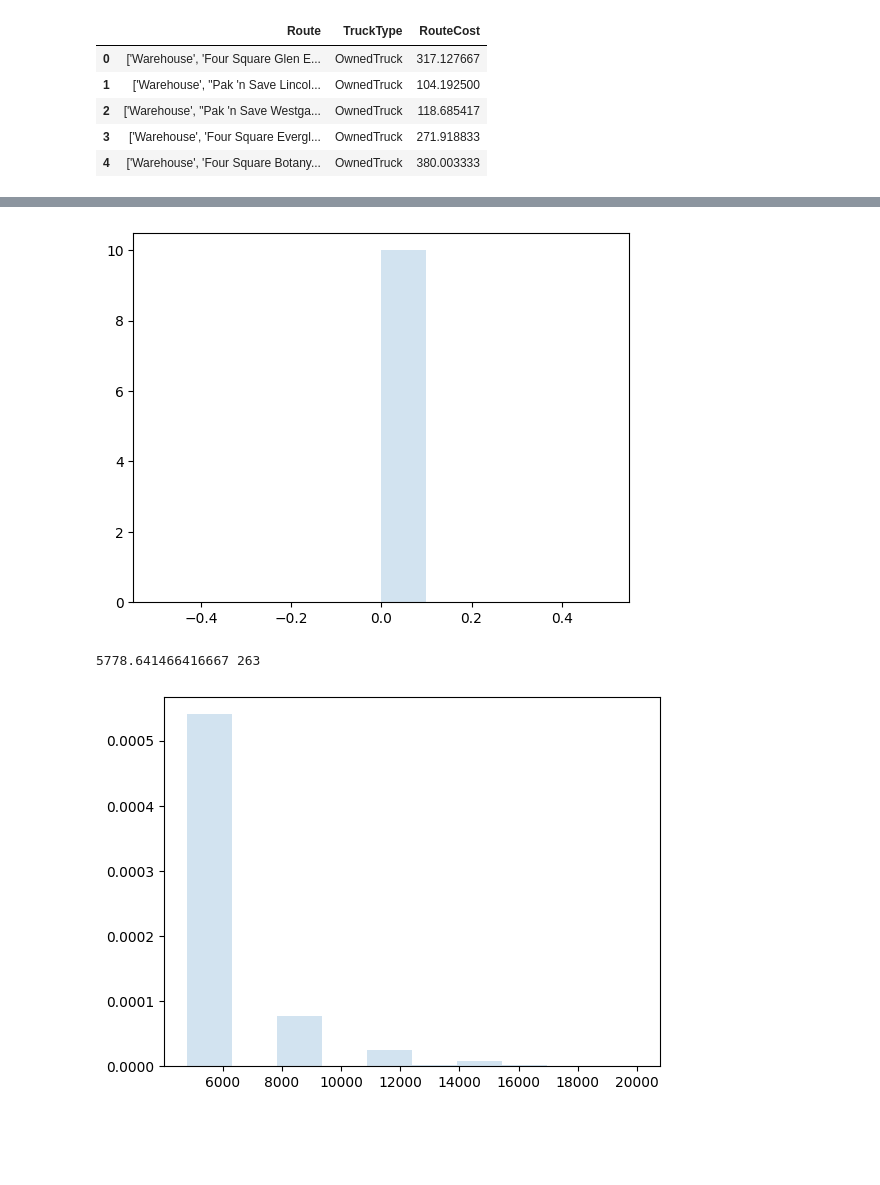
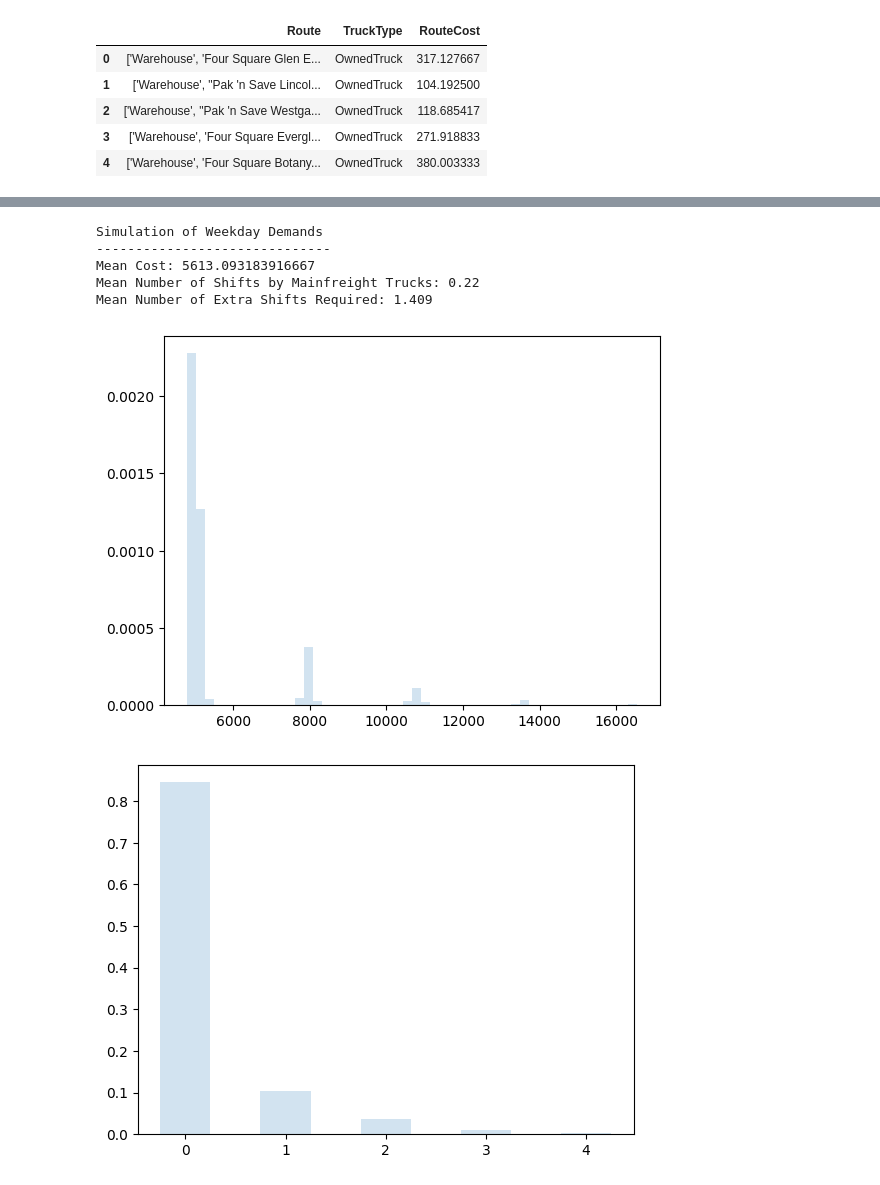
Before and after one commit to aguo921/engsci263-or-project, a Jupyter notebook: simulation/simulation.ipynb, the cells around one changed output, grey strips where cells are left out. Saved outputs shown, nothing was run; the diff lists cells and outputs as text; code cells hidden in the pictures; blank space fills up the shorter version.

Commit message:
Improve actual cost calculation code

```diff
--- a/simulation/simulation.ipynb
+++ b/simulation/simulation.ipynb
@@ -81,0 +116,5 @@ plt.show()
+# %%
+simulated_weekday = simulate_runs(
+    selected_weekday, weekday_demands, durations, "Weekdays"
+)
+simulated_weekday.head()
@@ -82,16 +128,31 @@ plt.show()
+# %%
+print("Simulation of Weekday Demands")
+print("------------------------------")
+print(f"Mean Cost: {np.mean(simulated_weekday.Cost)}")
+print(f"Mean Number of Shifts by Mainfreight Trucks: {np.mean(simulated_weekday.Mainfreight)}")
+print(f"Mean Number of Extra Shifts Required: {np.mean(simulated_weekday.ExtraShifts)}")
+# %% [output]
+Simulation of Weekday Demands
+------------------------------
+Mean Cost: 5613.093183916667
+Mean Number of Shifts by Mainfreight Trucks: 0.22
+Mean Number of Extra Shifts Required: 1.409
 # %%
-plt.hist(saturday_mainfreight, density=True, histtype='stepfilled', alpha=0.2)
+plt.hist(simulated_weekday.Cost, density=True, bins=50, histtype='stepfilled', alpha=0.2)
 plt.show()
 # %% [output]
-[figure, old version]
+[figure, new version]
-# %%
-weekday_costs, weekday_mainfreight = simulate_runs(selected_weekday, weekday_demands, durations, "Weekdays")
-print(np.mean(weekday_costs), sum(weekday_mainfreight))
-# %% [output]
-5778.641466416667 263
 # %%
-plt.hist(weekday_costs, density=True, histtype='stepfilled', alpha=0.2)
+plt.hist(
+    simulated_weekday.Mainfreight,
+    density=True,
+    bins=bin_range(simulated_weekday.Mainfreight),
+    rwidth=0.5,
+    histtype='bar',
+    align='left',
+    alpha=0.2
+)
 plt.show()
 # %% [output]
-[figure, old version]
+[figure, new version]
 # %%
```
Also changed, not shown: parts of 7 cells of this notebook, 1 other file.
